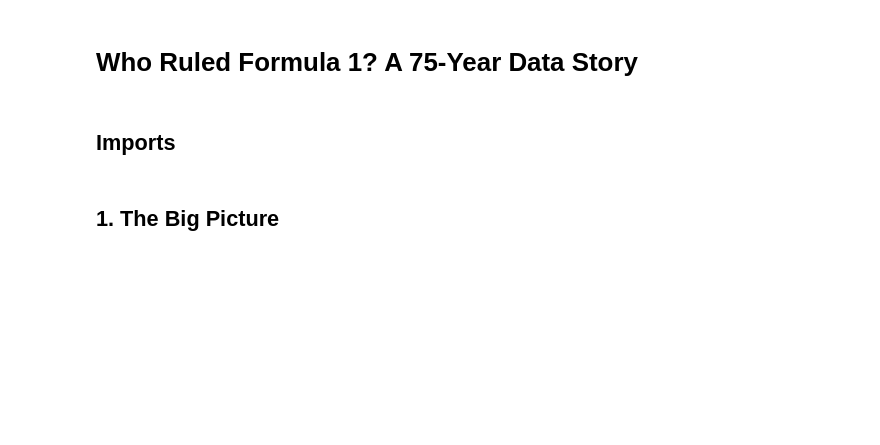
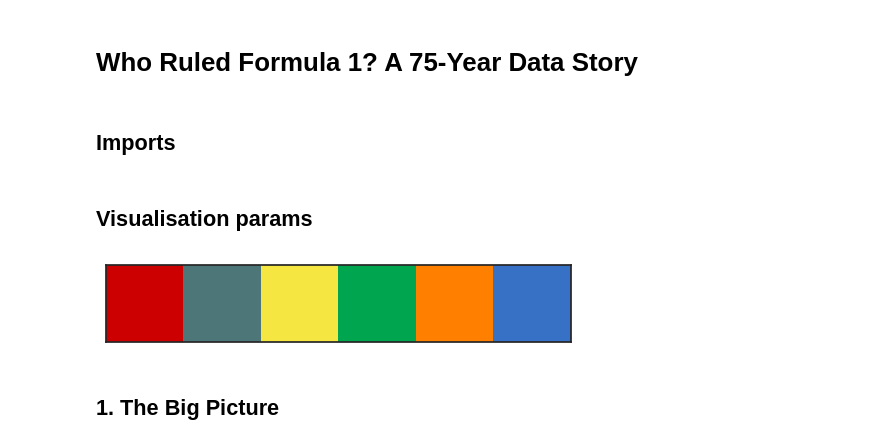
Before and after one commit to jakowczukalicja/formula1-sql-analysis, a Jupyter notebook: analysis.ipynb, the cells around one changed output. Drawn from its saved outputs; the diff is of its cells as text; code cells hidden in the pictures; blank space fills up the shorter version.

Commit message:
visualisation params

```diff
--- a/analysis.ipynb
+++ b/analysis.ipynb
@@ -9,2 +11,18 @@ import numpy as np
 # %%
 conn = sqlite3.connect("db/formula1.db")
+# %% [markdown]
+## Visualisation params
+# %%
+f1_palette = [
+    '#CC0000',
+    "#4C7677",
+    '#F5E642',
+    '#00A550',
+    '#FF8000',
+    '#3671C6',
+]
+
+sns.palplot(sns.color_palette(f1_palette))
+plt.show()
+# %% [output]
+[figure, added]
```
Also changed, not shown: parts of 3 cells of this notebook.
